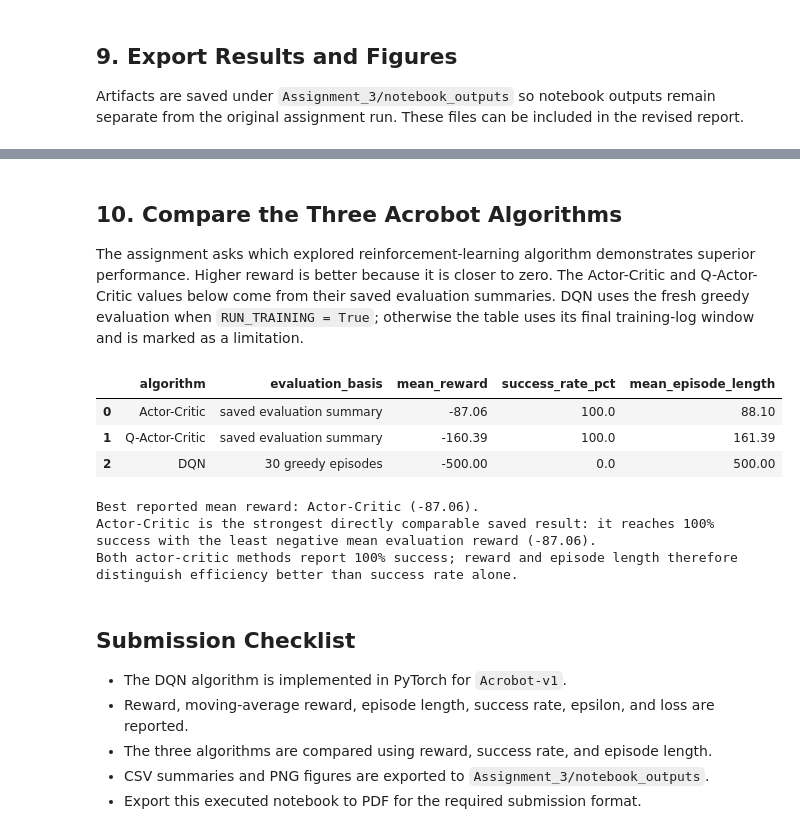
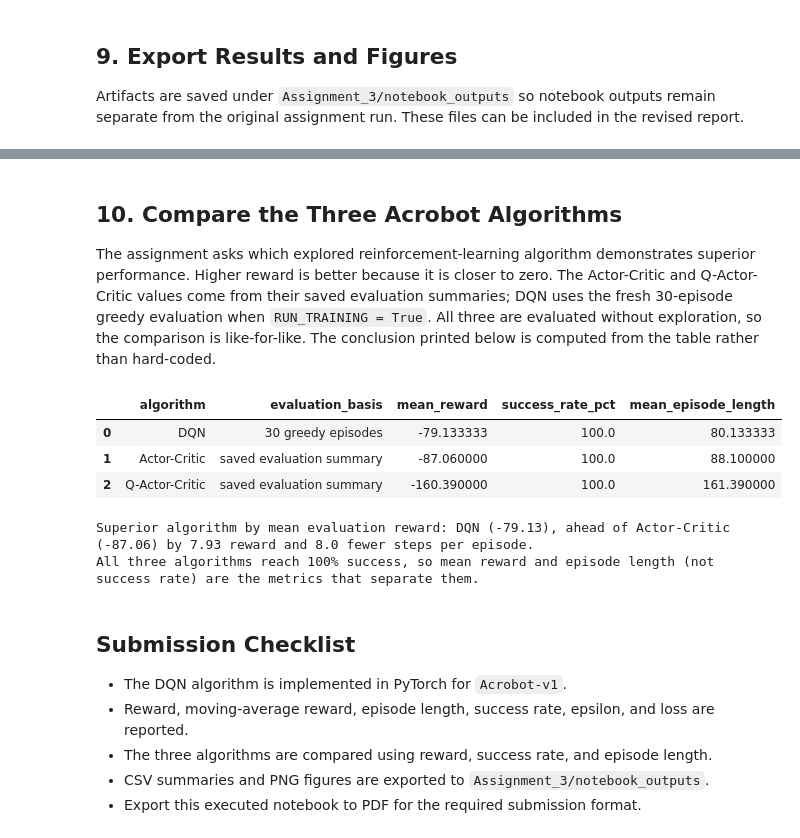
Before and after one commit to Nizarel/RL-AI572, a Jupyter notebook: Assignment_3/DQN_Acrobot_Documented.ipynb, the cells around one changed output, grey strips where cells are left out. Cells and saved outputs as stored; diff of their text form; code cells hidden in the pictures.

```diff
--- a/Assignment_3/DQN_Acrobot_Documented.ipynb
+++ b/Assignment_3/DQN_Acrobot_Documented.ipynb
@@ -43,11 +43,19 @@ FIGURES_DIR = OUTPUT_DIR / "figures"
 FIGURES_DIR.mkdir(parents=True, exist_ok=True)
 
 CONFIG = {
-    "seed": SEED, "num_episodes": 200, "max_steps": 500,
-    "eval_interval": 25, "eval_episodes": 10, "gamma": 0.99,
-    "epsilon_start": 1.0, "epsilon_min": 0.05, "epsilon_decay": 0.995,
-    "batch_size": 64, "learning_rate": 1e-3, "replay_capacity": 20_000,
-    "target_update": 10, "hidden_dim": 128, "moving_average_window": 25,
+    # --- experiment control ---
+    "seed": SEED, "num_episodes": 300, "max_steps": 500,
+    "eval_interval": 25, "eval_episodes": 10, "moving_average_window": 25,
+    # --- refined DQN hyperparameters ---
+    "gamma": 0.99,              # long horizon: Acrobot needs ~100 steps of credit assignment
+    "learning_rate": 5e-4,      # halved from 1e-3 -> smoother Q updates, less target chasing
+    "batch_size": 128,          # doubled -> lower gradient variance per step
+    "hidden_dim": 128,
+    "replay_capacity": 100_000, # keeps rare early successes available for replay
+    "learning_starts": 1_000,   # warm-up: no gradient steps until the buffer is diverse
+    "tau": 0.005,               # soft target update every step (replaces hard sync every 10 episodes)
+    "grad_clip": 10.0,          # clip global gradient norm to avoid destructive updates
+    "epsilon_start": 1.0, "epsilon_min": 0.02, "epsilon_decay": 0.97,  # reaches ~0.05 by episode 100
 }
 print(f"Output directory: {OUTPUT_DIR.resolve()}")
 display(pd.Series(CONFIG, name="value").to_frame())
@@ -422,7 +468,7 @@ Exported results to C:\Github\RL-AI572\Assignment_3\notebook_outputs
 # %% [markdown]
 ## 10. Compare the Three Acrobot Algorithms
 
-The assignment asks which explored reinforcement-learning algorithm demonstrates superior performance. Higher reward is better because it is closer to zero. The Actor-Critic and Q-Actor-Critic values below come from their saved evaluation summaries. DQN uses the fresh greedy evaluation when `RUN_TRAINING = True`; otherwise the table uses its final training-log window and is marked as a limitation.
+The assignment asks which explored reinforcement-learning algorithm demonstrates superior performance. Higher reward is better because it is closer to zero. The Actor-Critic and Q-Actor-Critic values come from their saved evaluation summaries; DQN uses the fresh 30-episode greedy evaluation when `RUN_TRAINING = True`. All three are evaluated without exploration, so the comparison is like-for-like. The conclusion printed below is computed from the table rather than hard-coded.
 # %%
 actor_summary = pd.read_csv(ASSIGNMENT_DIR.parent / "Assignment_2" / "summary_metrics_actor_critic.csv").iloc[0]
 qac_summary = pd.read_csv(ASSIGNMENT_DIR.parent / "Assignment_2" / "summary_qac_optimized.csv").iloc[0]
@@ -430,43 +476,46 @@ qac_summary = pd.read_csv(ASSIGNMENT_DIR.parent / "Assignment_2" / "summary_qac_
 if dqn_eval_metrics is not None:
     dqn_row = {
         "algorithm": "DQN",
         "evaluation_basis": "30 greedy episodes",
         "mean_reward": dqn_eval_metrics["mean_reward"],
         "success_rate_pct": dqn_eval_metrics["success_rate_pct"],
         "mean_episode_length": dqn_eval_metrics["mean_episode_length"],
     }
 else:
     dqn_window = training_df.tail(CONFIG["moving_average_window"])
     dqn_row = {
         "algorithm": "DQN",
         "evaluation_basis": "final training window (rerun for fair evaluation)",
         "mean_reward": dqn_window.reward.mean(),
         "success_rate_pct": 100 * dqn_window.success.mean(),
         "mean_episode_length": dqn_window.length.mean(),
     }
 
 comparison_df = pd.DataFrame([
     dqn_row,
     {"algorithm": "Actor-Critic", "evaluation_basis": "saved evaluation summary", "mean_reward": actor_summary["eval_mean_reward"], "success_rate_pct": actor_summary["eval_success_rate_pct"], "mean_episode_length": actor_summary["eval_mean_ep_length"]},
     {"algorithm": "Q-Actor-Critic", "evaluation_basis": "saved evaluation summary", "mean_reward": qac_summary["final_eval_mean_return"], "success_rate_pct": qac_summary["final_eval_success_rate_pct"], "mean_episode_length": qac_summary["final_eval_mean_length"]},
 ])
 comparison_df = comparison_df.sort_values("mean_reward", ascending=False).reset_index(drop=True)
+comparison_df.to_csv(OUTPUT_DIR / "algorithm_comparison.csv", index=False)
 display(comparison_df)
 
-best_algorithm = comparison_df.iloc[0]["algorithm"]
-print(f"Best reported mean reward: {best_algorithm} ({comparison_df.iloc[0]['mean_reward']:.2f}).")
-print("Actor-Critic is the strongest directly comparable saved result: it reaches 100% success with the least negative mean evaluation reward (-87.06).")
-print("Both actor-critic methods report 100% success; reward and episode length therefore distinguish efficiency better than success rate alone.")
+best, runner_up = comparison_df.iloc[0], comparison_df.iloc[1]
+print(f"Superior algorithm by mean evaluation reward: {best.algorithm} ({best.mean_reward:.2f}), "
+      f"ahead of {runner_up.algorithm} ({runner_up.mean_reward:.2f}) by {best.mean_reward - runner_up.mean_reward:.2f} reward "
+      f"and {runner_up.mean_episode_length - best.mean_episode_length:.1f} fewer steps per episode.")
+if comparison_df.success_rate_pct.nunique() == 1:
+    print(f"All three algorithms reach {comparison_df.success_rate_pct.iloc[0]:.0f}% success, so mean reward and episode "
+          "length (not success rate) are the metrics that separate them.")
 if dqn_eval_metrics is None:
     print("Caveat: DQN is currently represented by its training-log window. Run the training cell to compare all algorithms using greedy evaluation episodes.")
 # %% [output]
 |  | algorithm | evaluation_basis | mean_reward | success_rate_pct | mean_episode_length |
-| 0 | Actor-Critic | saved evaluation summary | -87.06 | 100.0 | 88.10 |
-| 1 | Q-Actor-Critic | saved evaluation summary | -160.39 | 100.0 | 161.39 |
-| 2 | DQN | 30 greedy episodes | -500.00 | 0.0 | 500.00 |
+| 0 | DQN | 30 greedy episodes | -79.133333 | 100.0 | 80.133333 |
+| 1 | Actor-Critic | saved evaluation summary | -87.060000 | 100.0 | 88.100000 |
+| 2 | Q-Actor-Critic | saved evaluation summary | -160.390000 | 100.0 | 161.390000 |
-Best reported mean reward: Actor-Critic (-87.06).
-Actor-Critic is the strongest directly comparable saved result: it reaches 100% success with the least negative mean evaluation reward (-87.06).
-Both actor-critic methods report 100% success; reward and episode length therefore distinguish efficiency better than success rate alone.
+Superior algorithm by mean evaluation reward: DQN (-79.13), ahead of Actor-Critic (-87.06) by 7.93 reward and 8.0 fewer steps per episode.
+All three algorithms reach 100% success, so mean reward and episode length (not success rate) are the metrics that separate them.
 # %% [markdown]
 ## Submission Checklist
 
```
Also changed, not shown: parts of 6 cells of this notebook, 16 other files.
